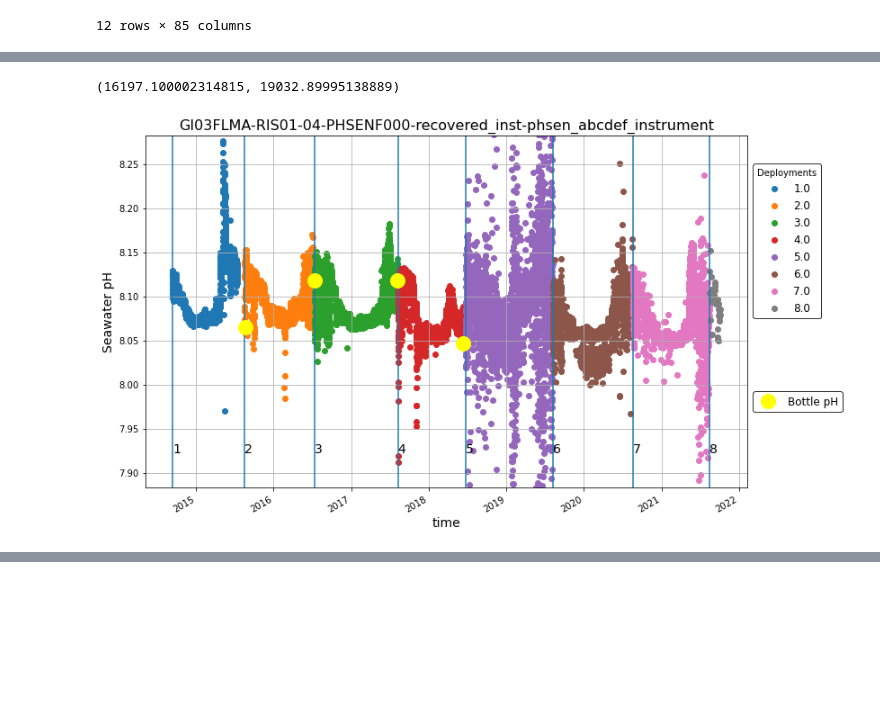
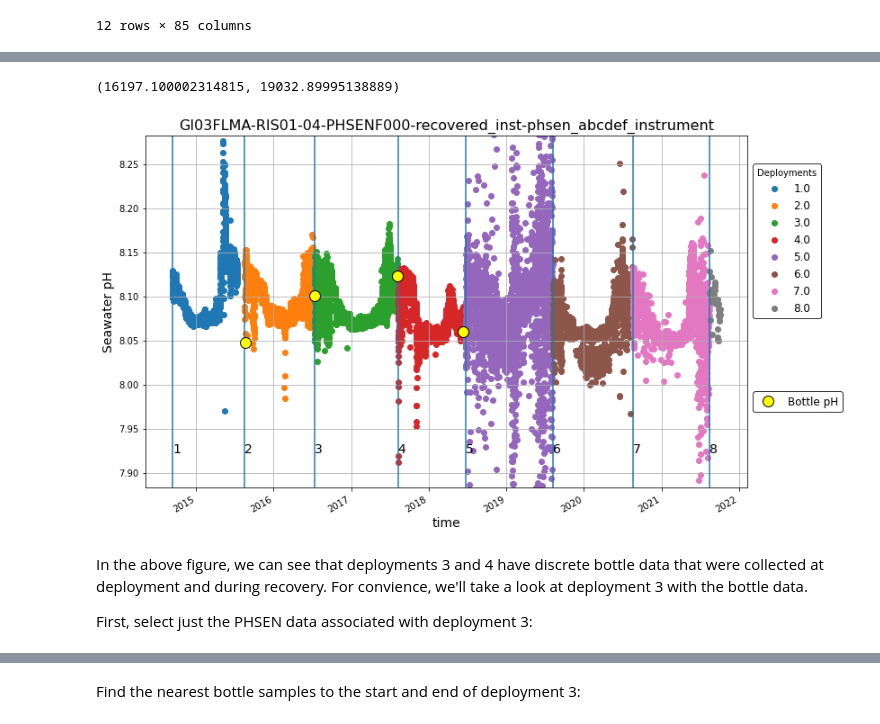
Before and after one commit to reedan88/OCB-BGC_Carbonate_Working_Group, a Jupyter notebook: scripts/PHSEN.ipynb, the cells around one changed output, grey strips where cells are left out. Drawn from its saved outputs; the diff is of its cells as text; code cells hidden in the pictures; blank space fills up the shorter version.

Commit message:
Cleaned up and added explanatory text to the example notebook for PHSEN.

```diff
--- a/scripts/PHSEN.ipynb
+++ b/scripts/PHSEN.ipynb
@@ -184,5 +214,5 @@ This is a fairly self-explanatory annotation. If we were looking just for teleme
 Now, we can add the "qc_flag" from the annotations to our dataset:
 # %%
 # Add in the annotation qc flags
-phsen = OOINet.add_annotation_qc_flag(phsen, downloaded_annotations)
+phsen = OOINet.add_annotation_qc_flag(phsen, annotations)
 # %%
@@ -535,0 +573,5 @@ bottle_data[["Discrete pH [Total scale]","Calculated pH"]].dropna()
+# %%
+PAR1 = bottle_data['Discrete pH [Total scale]']
+PAR2 = bottle_data['Discrete DIC [umol/kg]']
+PAR1TYPE = 3
+PAR2TYPE = 2
@@ -535,0 +580,5 @@ bottle_data[["Discrete pH [Total scale]","Calculated pH"]].dropna()
+# %%
+CO2dict = CO2SYS(PAR1, PAR2, PAR1TYPE, PAR2TYPE, SAL, TEMPIN, TEMPOUT, PRESIN, PRESOUT, SI, PO4, PHSCALEIN, K1K2CONSTANTS, K2SO4CONSTANTS)
+
+# Add the recalculated pH to the bottle data
+bottle_data['Calculated pH'] = CO2dict['pHoutTOTAL']
@@ -620,6 +703,6 @@ phsen.lat, phsen.lon, deployment_depth
 # %%
-bottles = findSamples(bottle_data, (phsen.lat, phsen.lon), deployment_depth, 5, 10)
-bottles
+phsen_bottles = findSamples(bottle_data, (phsen.lat, phsen.lon), deployment_depth, 5, 10)
+phsen_bottles
 # %% [output]
 |  | Cruise | Station | Target Asset | Start Latitude [degrees] | Start Longitude [degrees] | Start Time [UTC] | Cast | ... |
 | 105 | AR30-03 | 7 | FLMA | 59.770667 | -39.859000 | 2018-06-10 14:37:43+00:00 | 7 | ... |
@@ -674,16 +721,19 @@ bottles[["Discrete DIC [umol/kg]","Discrete Alkalinity [umol/kg]", "Discrete Sal
 # %%
+# Plot the selected bottle data against the PHSEN data
 fig, ax = plot_variable(phsen_good, "seawater_ph")
 ax.set_alpha(0.7)
 first_legend = ax.get_legend()
 first_legend.set_bbox_to_anchor((1, 0.7))
 ax.add_artist(first_legend)
 xmin, xmax = ax.get_xlim()
 
-s, = ax.plot(bottles.dropna(subset=["Calculated pH"])["Start Time [UTC]"], bottles.dropna(subset=["Calculated pH"])["Calculated pH"],
-            marker="o", color="yellow", linestyle="", markersize=16, label="Bottle pH")
+s, = ax.plot(phsen_bottles.dropna(subset=["Calculated pH"])["Start Time [UTC]"],
+             phsen_bottles.dropna(subset=["Calculated pH"])["Calculated pH"],
+             marker="o", color="yellow", linestyle="", markersize=12, markeredgecolor = "black",
+             label="Bottle pH")
 
 ax.legend(handles=[s], edgecolor="black", loc="lower left", bbox_to_anchor=(1, 0.2), fontsize=12)
 ax.set_xlim(xmin, xmax)
 # %% [output]
 (16197.100002314815, 19032.89995138889)
-[figure, old version]
+[figure, new version]
@@ -692,3 +740,7 @@ ax.set_xlim(xmin, xmax)
+# %% [markdown]
+In the above figure, we can see that deployments 3 and 4 have discrete bottle data that were collected at deployment and during recovery. For convience, we'll take a look at deployment 3 with the bottle data.
+
+First, select just the PHSEN data associated with deployment 3:
 # %%
 phsen_dep3 = phsen_good.where(phsen.deployment == 3, drop=True)
 phsen_dep3
@@ -710,4 +762,6 @@ Data variables: (12/25)
     lat:                                59.76683
     lon:                                -39.8425
     Location_name:                      Global Irminger Sea Flanking Subsurfa...
+# %% [markdown]
+Find the nearest bottle samples to the start and end of deployment 3:
 # %%
```
Also changed, not shown: parts of 34 cells of this notebook.
